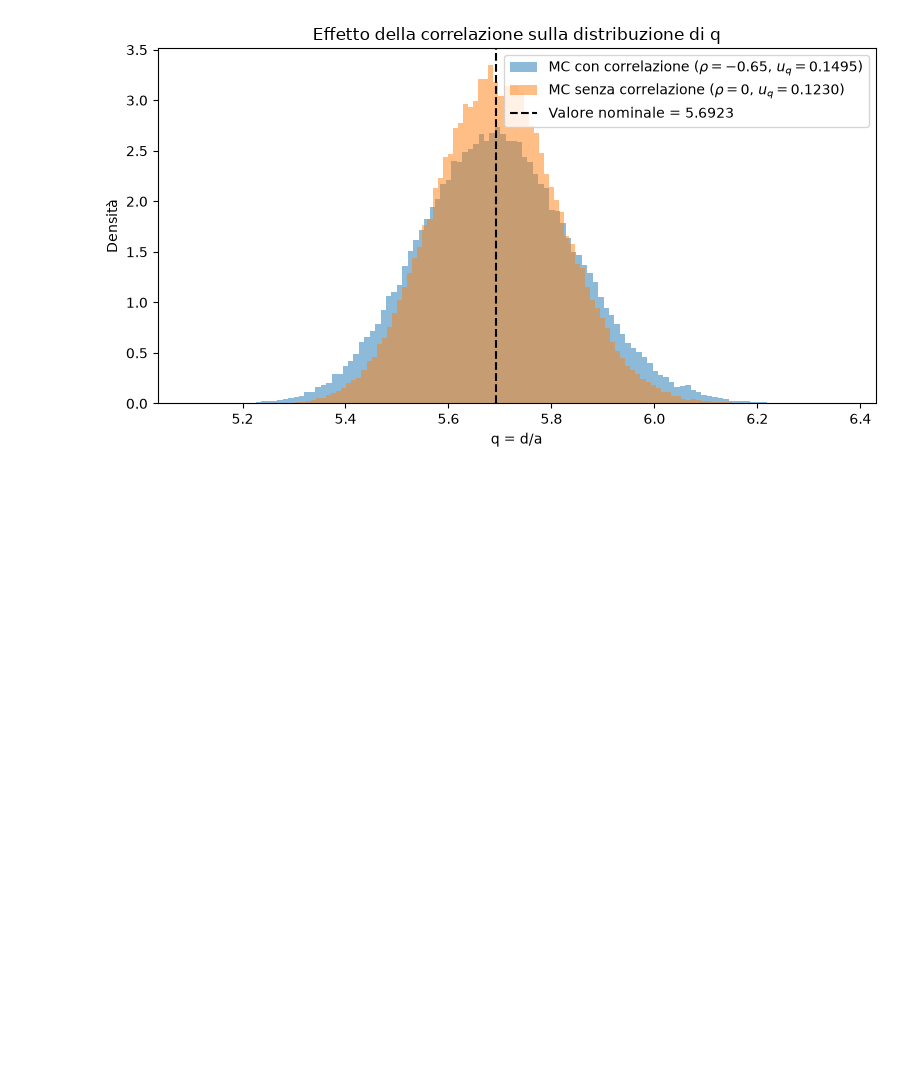
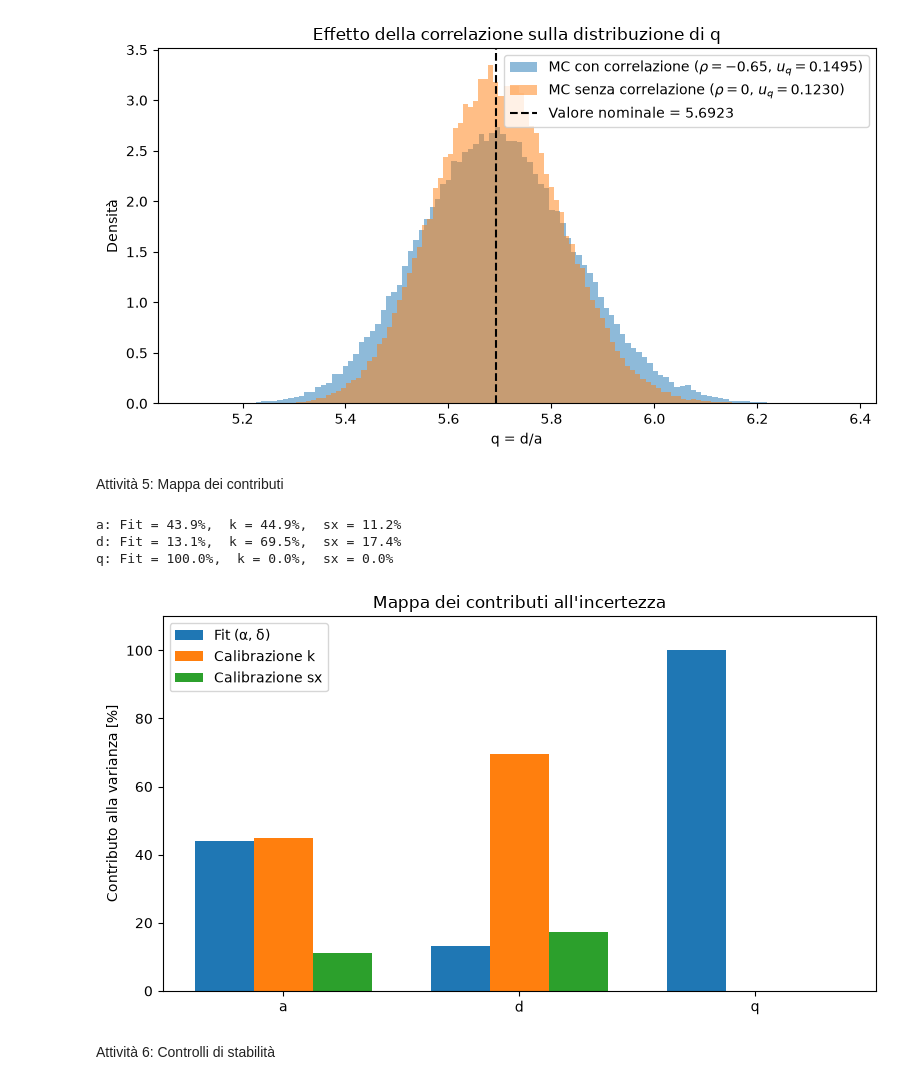
Before and after one commit to Iree24/labinformatica2, a Jupyter notebook: prova3.ipynb, the cells around one changed output. Cells and saved outputs as stored; diff of their text form; code cells hidden in the pictures; blank space fills up the shorter version.

```diff
--- a/prova3.ipynb
+++ b/prova3.ipynb
@@ -341,3 +341,71 @@ Monte Carlo          0.02717  0.12463  0.14971            0.02722  0.12443
 Analitico    0.12298         0.0000  0.00000 -17.76230
 Monte Carlo  0.12327         0.1641 -0.15944 -17.66169
 [figure]
+# %% [markdown]
+Attività 5: Mappa dei contributi
+# %%
+# 3 matrici di covarianza parziali (4x4), lasciando una sola sorgente di incertezza indipendente alla volta e azzerando le altre.
+C_fit = np.zeros((4, 4))
+C_fit[:2, :2] = C_z[:2, :2]  # blocco correlato del fit (alfa, delta)
+
+C_k = np.zeros((4, 4))
+C_k[2, 2] = C_z[2, 2]        # calibrazione k
+
+C_sx = np.zeros((4, 4))
+C_sx[3, 3] = C_z[3, 3]       # calibrazione s_x
+
+sorgenti = {
+    "Fit (α, δ)": C_fit,
+    "Calibrazione k": C_k,
+    "Calibrazione s_x": C_sx
+}
+
+# Propagazione lineare per ciascuna sorgente separata: C_g,j = J @ C_z,j @ J.T
+# gli elementi diagonali sono le varianze parziali u_j^2(a), u_j^2(d), u_j^2(q)
+var_fit = np.diag(J @ C_fit @ J.T)
+var_k   = np.diag(J @ C_k @ J.T)
+var_sx  = np.diag(J @ C_sx @ J.T)
+
+# controllo: siccome i tre blocchi sono indipendenti tra loro, la somma delle varianze parziali deve coincidere con la varianza totale C_g
+var_tot = np.diag(C_g)  # varianze totali [u^2(a), u^2(d), u^2(q)]
+assert np.allclose(var_fit + var_k + var_sx, var_tot)
+
+
+
+# Calcolo delle frazioni percentuali F_j(g) = u_j^2(g) / sum_l u_l^2(g)
+F_fit = (var_fit / var_tot) * 100
+F_k   = (var_k   / var_tot) * 100
+F_sx  = (var_sx  / var_tot) * 100
+
+grandezze = ["a", "d", "q"]
+for i, g in enumerate(grandezze):
+    print(f"{g}: Fit = {F_fit[i]:.1f}%,  k = {F_k[i]:.1f}%,  sx = {F_sx[i]:.1f}%")
+
+
+#Dalla mappa dei contributi all'incertezza si nota come in q spariscono k e sx. infatti nel rapporto q (=d/a) si semplificano e il contributo non vi è.
+
+
+# Grafico a barre raggruppate
+x = np.arange(len(grandezze))
+w = 0.25
+
+fig, ax = plt.subplots(figsize=(8, 4.5))
+ax.bar(x - w, F_fit, width=w, label="Fit (α, δ)")
+ax.bar(x,     F_k,   width=w, label="Calibrazione k")
+ax.bar(x + w, F_sx,  width=w, label="Calibrazione sx")
+
+ax.set_xticks(x)
+ax.set_xticklabels(grandezze)
+ax.set_ylabel("Contributo alla varianza [%]")
+ax.set_title("Mappa dei contributi all'incertezza")
+ax.set_ylim(0, 110)
+ax.legend()
+plt.tight_layout()
+plt.show()
+# %% [output]
+a: Fit = 43.9%,  k = 44.9%,  sx = 11.2%
+d: Fit = 13.1%,  k = 69.5%,  sx = 17.4%
+q: Fit = 100.0%,  k = 0.0%,  sx = 0.0%
+[figure, added]
+# %% [markdown]
+Attività 6: Controlli di stabilità
```
Also changed, not shown: parts of 2 cells of this notebook.
